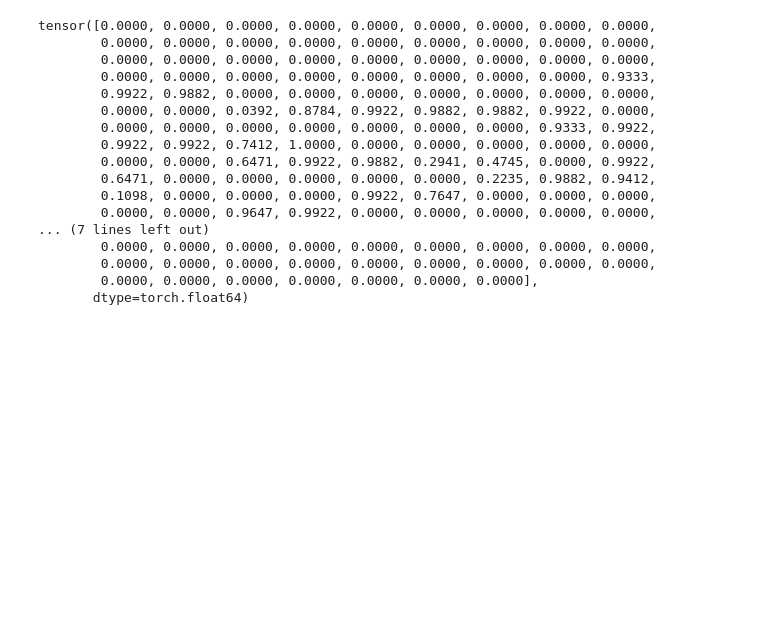
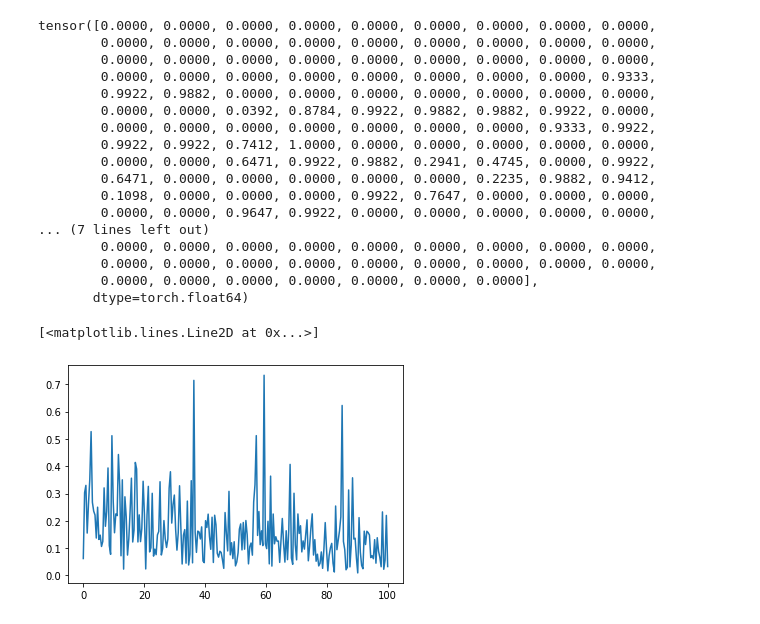
Before and after one commit to Abhik0605/PHYS449, a Jupyter notebook: Assignment 2/notebooks/test.ipynb, the cells around one changed output. Saved outputs shown, nothing was run; the diff lists cells and outputs as text; code cells hidden in the pictures; blank space fills up the shorter version.

Commit message:
added graph visualization

```diff
--- a/Assignment 2/notebooks/test.ipynb
+++ b/Assignment 2/notebooks/test.ipynb
@@ -164,0 +168,6 @@ tensor([0.0000, 0.0000, 0.0000, 0.0000, 0.0000, 0.0000, 0.0000, 0.0000, 0.0000,
+# %%
+plt.plot(y,x)
+plt.yscale()
+# %% [output]
+[<matplotlib.lines.Line2D at 0x...>]
+[figure, added]
```
Also changed, not shown: parts of 2 cells of this notebook, 4 other files.
